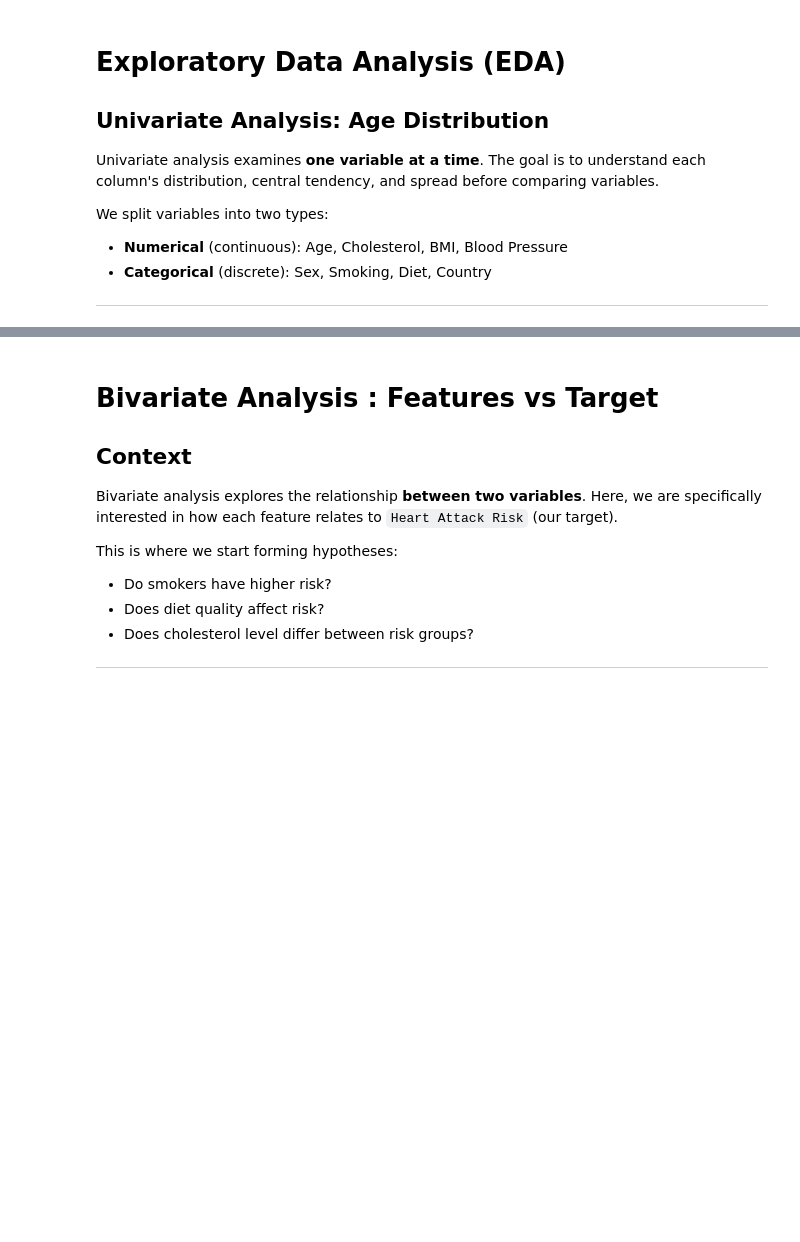
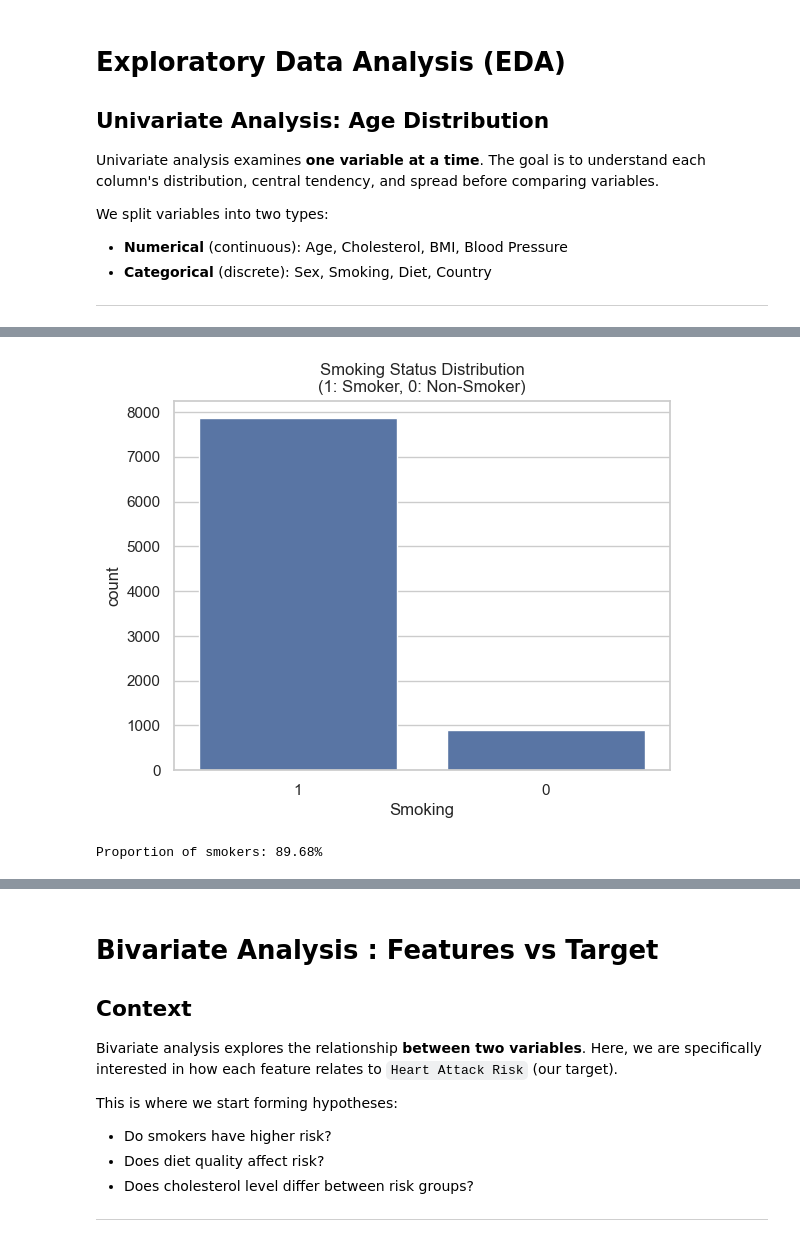
Before and after one commit to ManishJoc14/Fusemachines, a Jupyter notebook: week1 - datawrangling/Wk_1_Data_Wrangling_HeartAttack.ipynb, the cells around one changed output, grey strips where cells are left out. Cells and saved outputs as stored; diff of their text form; code cells hidden in the pictures; blank space fills up the shorter version.

```diff
--- a/week1 - datawrangling/Wk_1_Data_Wrangling_HeartAttack.ipynb
+++ b/week1 - datawrangling/Wk_1_Data_Wrangling_HeartAttack.ipynb
@@ -60,8 +63,8 @@ uploaded = files.upload()
 # %%
-# Load datasets
-demographics = pd.read_csv("/content/patient_demographics.csv")
-clinical = pd.read_csv("/content/clinical_data.csv")
-lifestyle = pd.read_csv("/content/lifestyle_factors.csv")
+# Load datasets from the local workspace
+demographics = pd.read_csv(base_dir / "patient_demographics.csv")
+clinical = pd.read_csv(base_dir / "clinical_data.csv")
+lifestyle = pd.read_csv(base_dir / "lifestyle_factors.csv")
 # %% [markdown]
 # Basic Inspection
 
@@ -298,5 +605,20 @@ Plot bar charts showing the frequency distribution of: Smoking Status, Diet Qual
 ### Why This Matters:
 Imbalanced categories (e.g., 90% male patients) can introduce bias into analyses. Knowing category proportions helps interpret group-level results accurately.
 # %%
-# Your code here
+# 1. Smoking Status (from lifestyle)
+sns.countplot(data=lifestyle, x='Smoking', order=lifestyle['Smoking'].value_counts().index)
+
+plt.title('Smoking Status Distribution\n(1: Smoker, 0: Non-Smoker)')
+plt.show()
+
+# Proportion of patients who smoke
+smoking_proportion = full_df['Smoking'].mean()
+print(f"Proportion of smokers: {smoking_proportion:.2%}")
+
+
+# sns.countplot is specifically designed for categorical data.
+# It counts the number of occurrences for each category and displays them as bars.
+# %% [output]
+[figure, added]
+Proportion of smokers: 89.68%
 # %%
```
Also changed, not shown: parts of 46 cells of this notebook, 4 other files.
